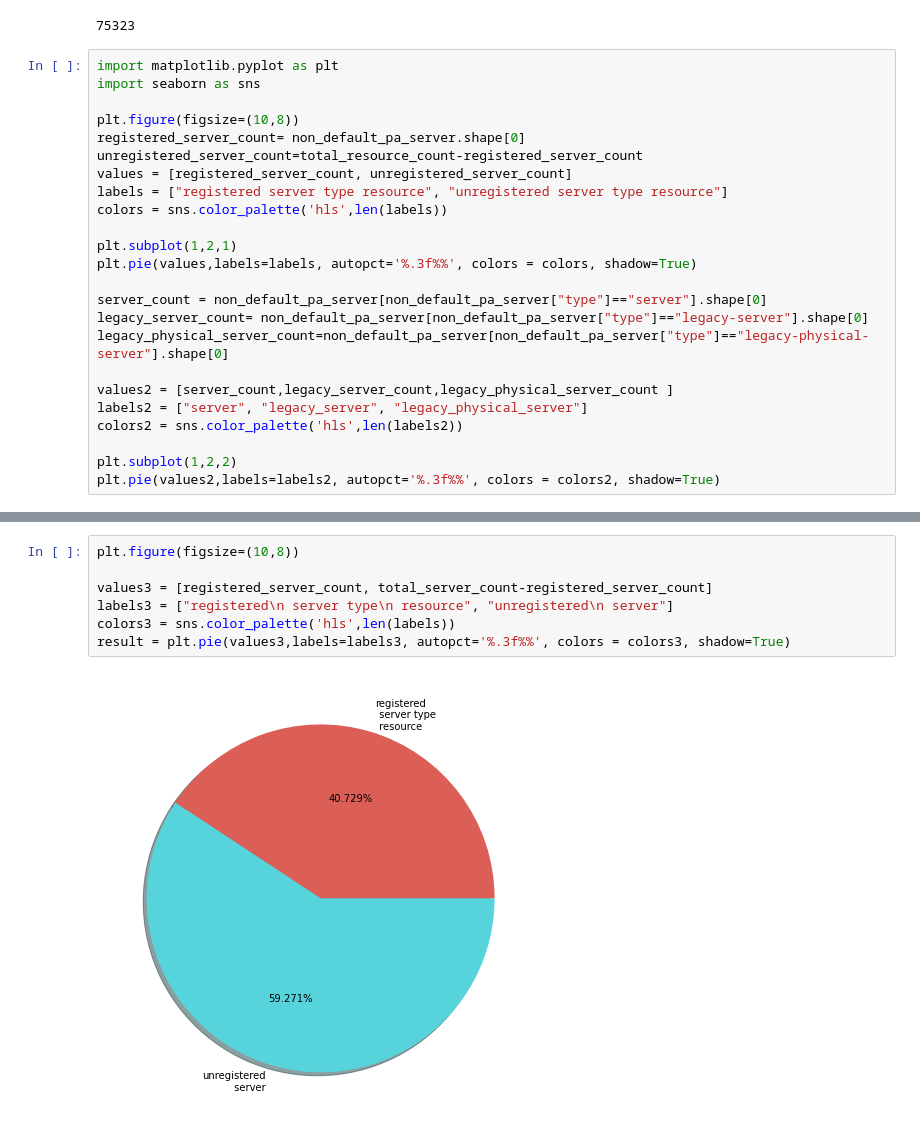
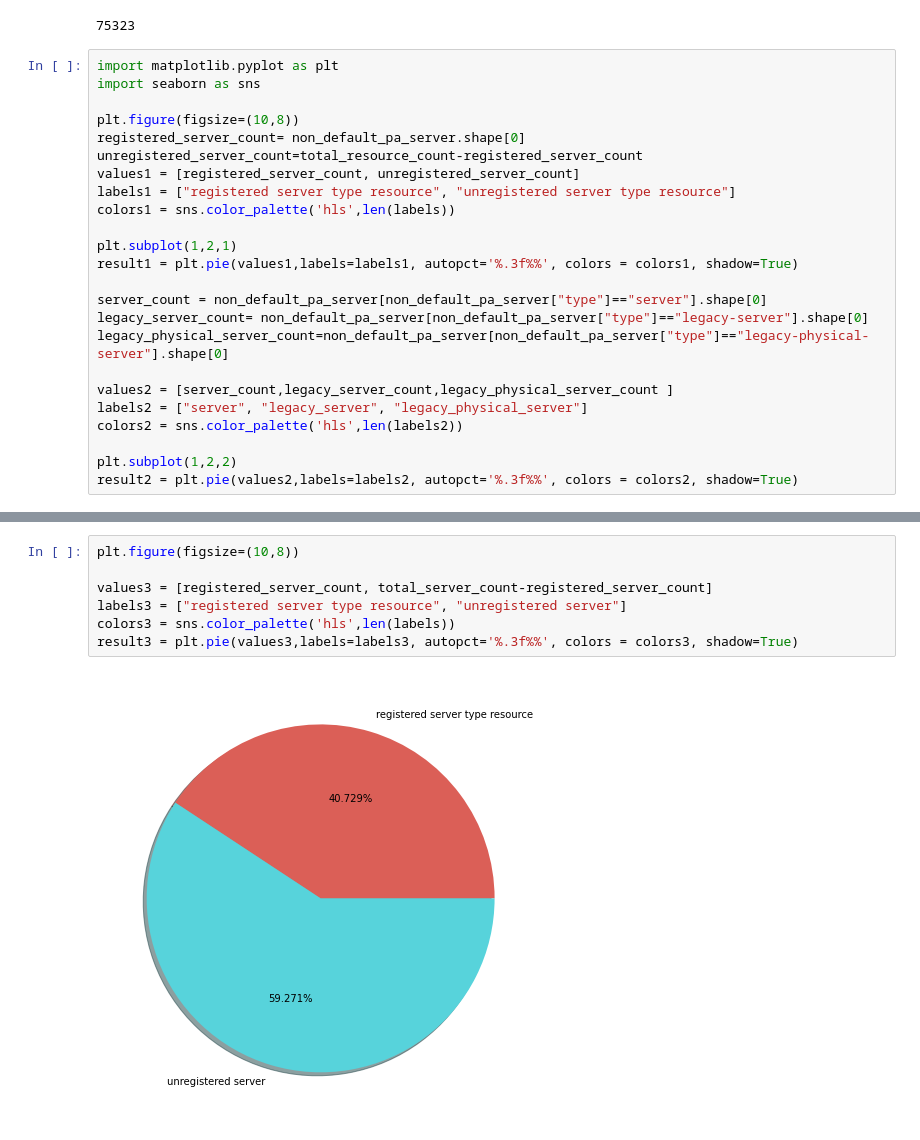
Before and after one commit to 2jimoo/statistics_with_mongodb_s3_papermill_k8s, a Jupyter notebook: resource_server_registration_rate.ipynb, the cells around one changed output, grey strips where cells are left out. Drawn from its saved outputs; the diff is of its cells as text.

```diff
--- a/resource_server_registration_rate.ipynb
+++ b/resource_server_registration_rate.ipynb
@@ -42,12 +42,12 @@ import seaborn as sns
 plt.figure(figsize=(10,8))
 registered_server_count= non_default_pa_server.shape[0]
 unregistered_server_count=total_resource_count-registered_server_count
-values = [registered_server_count, unregistered_server_count]
-labels = ["registered server type resource", "unregistered server type resource"]
-colors = sns.color_palette('hls',len(labels))
+values1 = [registered_server_count, unregistered_server_count]
+labels1 = ["registered server type resource", "unregistered server type resource"]
+colors1 = sns.color_palette('hls',len(labels))
 
 plt.subplot(1,2,1)
-plt.pie(values,labels=labels, autopct='%.3f%%', colors = colors, shadow=True)
+result1 = plt.pie(values1,labels=labels1, autopct='%.3f%%', colors = colors1, shadow=True)
 
 server_count = non_default_pa_server[non_default_pa_server["type"]=="server"].shape[0]
 legacy_server_count= non_default_pa_server[non_default_pa_server["type"]=="legacy-server"].shape[0]
@@ -58,5 +58,5 @@ labels2 = ["server", "legacy_server", "legacy_physical_server"]
 colors2 = sns.color_palette('hls',len(labels2))
 
 plt.subplot(1,2,2)
-plt.pie(values2,labels=labels2, autopct='%.3f%%', colors = colors2, shadow=True)
+result2 = plt.pie(values2,labels=labels2, autopct='%.3f%%', colors = colors2, shadow=True)
 # %% [output]
@@ -73,9 +64,9 @@ plt.pie(values2,labels=labels2, autopct='%.3f%%', colors = colors2, shadow=True)
 # %%
 plt.figure(figsize=(10,8))
 
 values3 = [registered_server_count, total_server_count-registered_server_count]
-labels3 = ["registered\n server type\n resource", "unregistered\n server"]
+labels3 = ["registered server type resource", "unregistered server"]
 colors3 = sns.color_palette('hls',len(labels))
-result = plt.pie(values3,labels=labels3, autopct='%.3f%%', colors = colors3, shadow=True)
+result3 = plt.pie(values3,labels=labels3, autopct='%.3f%%', colors = colors3, shadow=True)
 # %% [output]
-[figure, old version]
+[figure, new version]
```
Also changed, not shown: parts of 9 cells of this notebook, 3 other files.
